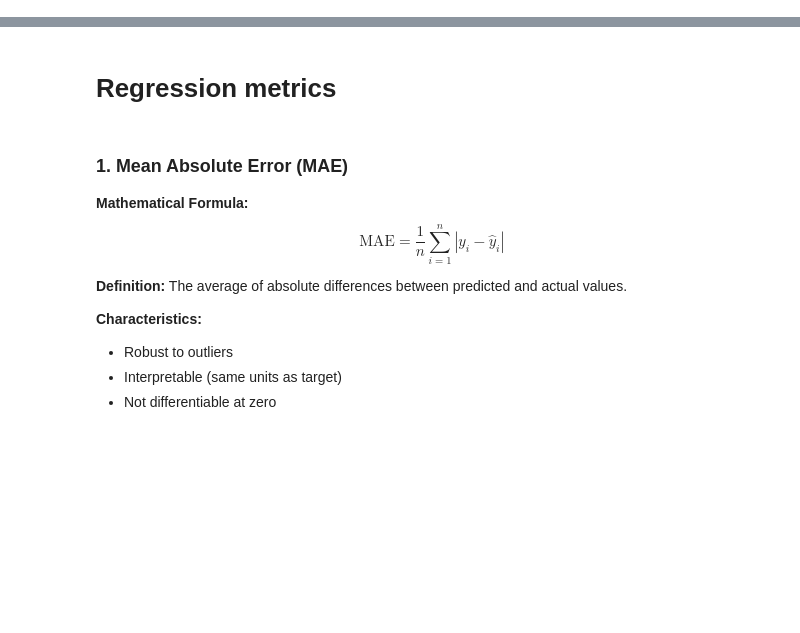
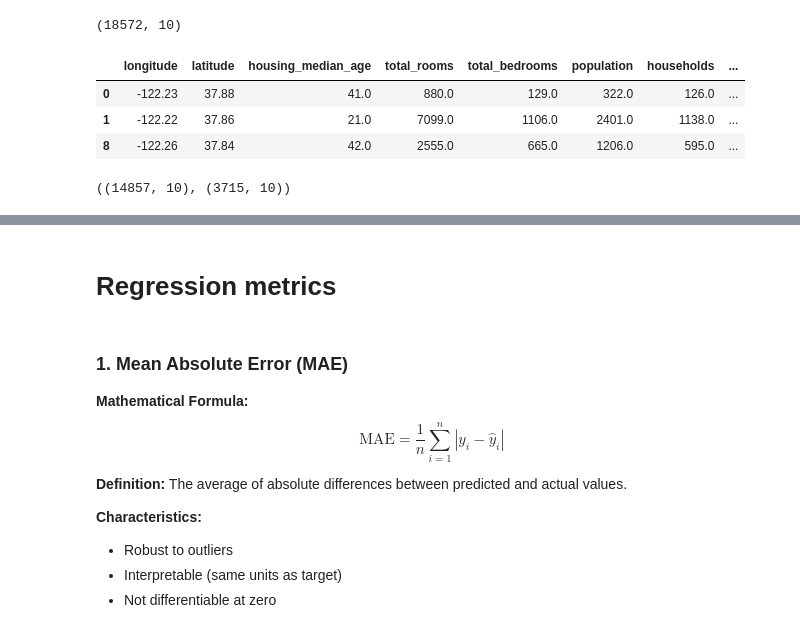
Before and after one commit to smammadl/ds_course, a Jupyter notebook: module3_ds/geron/02_10_metrics.ipynb, the cells around one changed output, grey strips where cells are left out. Saved outputs shown, nothing was run; the diff lists cells and outputs as text; code cells hidden in the pictures; blank space fills up the shorter version.

```diff
--- a/module3_ds/geron/02_10_metrics.ipynb
+++ b/module3_ds/geron/02_10_metrics.ipynb
@@ -14,0 +17,14 @@ X_train, X_test, y_train, y_test = train_test_split(X, y, random_state=123)
+# %%
+outliers1 = df['median_house_value'] == df['median_house_value'].max()
+outliers2 = df['housing_median_age'] == df['housing_median_age'].max()
+outliers = outliers1 | outliers2
+
+df = df.loc[~outliers, :].copy()
+print(df.shape)
+df.head(3)
+# %% [output]
+(18572, 10)
+|  | longitude | latitude | housing_median_age | total_rooms | total_bedrooms | population | households | ... |
+| 0 | -122.23 | 37.88 | 41.0 | 880.0 | 129.0 | 322.0 | 126.0 | ... |
+| 1 | -122.22 | 37.86 | 21.0 | 7099.0 | 1106.0 | 2401.0 | 1138.0 | ... |
+| 8 | -122.26 | 37.84 | 42.0 | 2555.0 | 665.0 | 1206.0 | 595.0 | ... |
@@ -14,0 +40,13 @@ X_train, X_test, y_train, y_test = train_test_split(X, y, random_state=123)
+# %%
+from sklearn.model_selection import train_test_split
+
+X_train, X_test, y_train, y_test = train_test_split(
+    X,
+    y,
+    stratify=X['income_cat'],
+    test_size=0.2
+    )
+
+X_train.shape, X_test.shape
+# %% [output]
+((14857, 10), (3715, 10))
```
Also changed, not shown: parts of 61 cells of this notebook.
